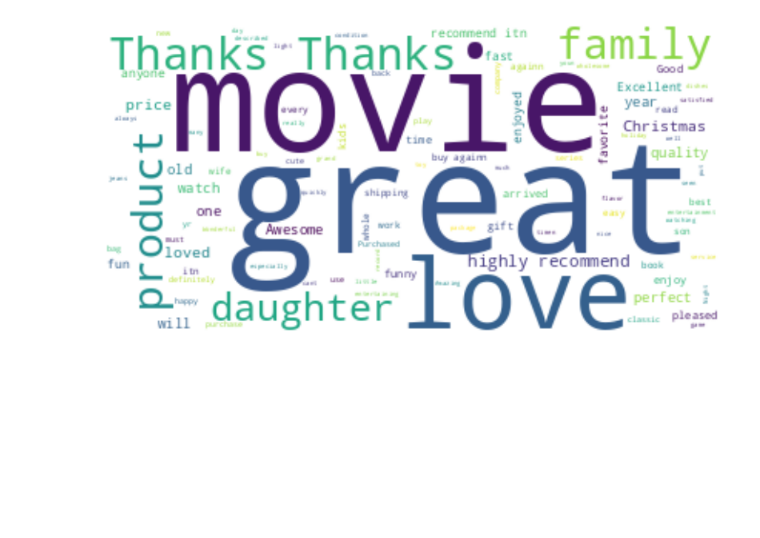
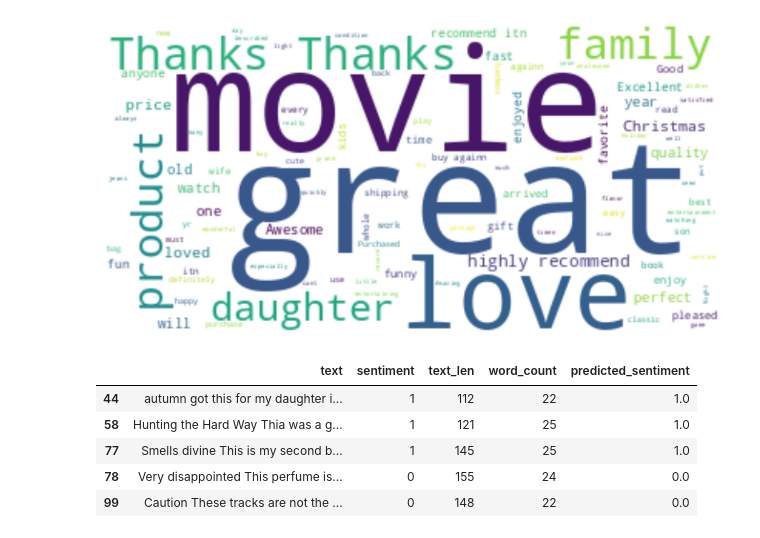
Before and after one commit to nazirumar/Complete_Sentiment_Analysis_of_Amanzon_Reviews, a Jupyter notebook: Complete_Sentiment_Analysis_of_Amanzon_Reviews.ipynb, the cells around one changed output. Drawn from its saved outputs; the diff is of its cells as text; code cells hidden in the pictures; blank space fills up the shorter version.

```diff
--- a/Complete_Sentiment_Analysis_of_Amanzon_Reviews.ipynb
+++ b/Complete_Sentiment_Analysis_of_Amanzon_Reviews.ipynb
@@ -716,3 +712,15 @@ plt.axis("off")
 plt.show()
 # %% [output]
 [figure]
+# %%
+train_df1['predicted_sentiment'][train_df1['predicted_sentiment']>=0.5] = 1
+train_df1['predicted_sentiment'][train_df1['predicted_sentiment']<0.5] = 0
+# %%
+train_df1.head()
+# %% [output]
+|  | text | sentiment | text_len | word_count | predicted_sentiment |
+| 44 | autumn got this for my daughter i... | 1 | 112 | 22 | 1.0 |
+| 58 | Hunting the Hard Way Thia was a g... | 1 | 121 | 25 | 1.0 |
+| 77 | Smells divine This is my second b... | 1 | 145 | 25 | 1.0 |
+| 78 | Very disappointed This perfume is... | 0 | 155 | 24 | 0.0 |
+| 99 | Caution These tracks are not the ... | 0 | 148 | 22 | 0.0 |
```
Also changed, not shown: parts of 2 cells of this notebook.
